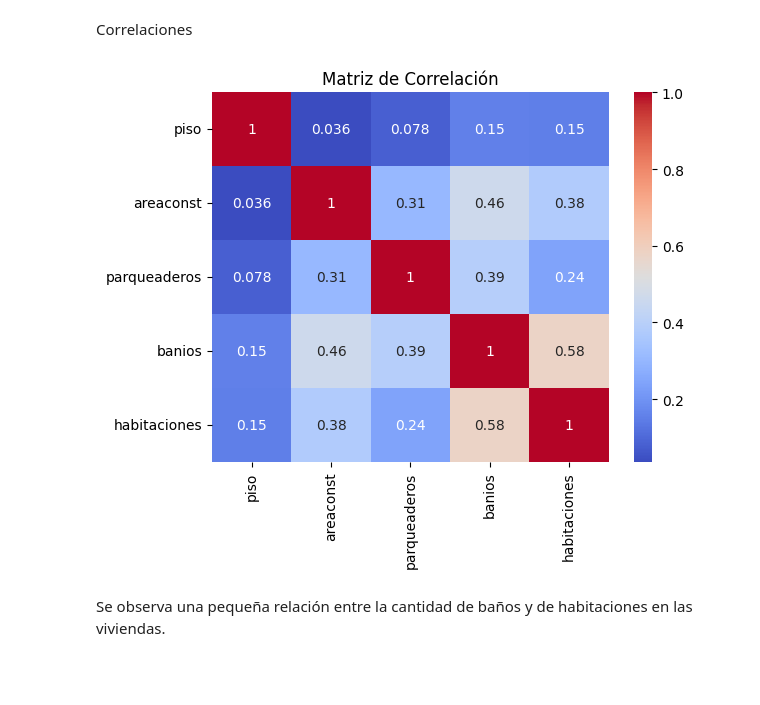
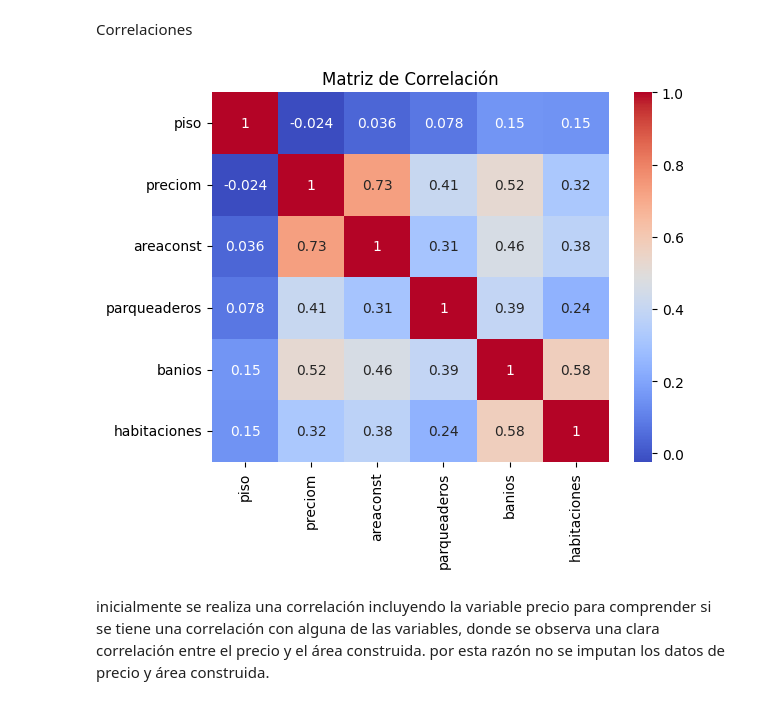
Before and after one commit to marioleandrovanegas/Unidad2, a Jupyter notebook: Unidad2.ipynb, the cells around one changed output. Drawn from its saved outputs; the diff is of its cells as text; code cells hidden in the pictures; blank space fills up the shorter version.

```diff
--- a/Unidad2.ipynb
+++ b/Unidad2.ipynb
@@ -134,12 +135,12 @@ plt.show()
 Correlaciones
 # %%
 # Graficar
-df_corr = df_desc.drop(labels = ["preciom","zona","tipo","barrio","estrato"], axis =1)
+df_corr = df_desc.drop(labels = ["zona","tipo","barrio","estrato"], axis =1)
 corr = df_corr.corr()
 sns.heatmap(corr, annot=True, cmap="coolwarm")
 plt.title("Matriz de Correlación")
 plt.show()
 # %% [output]
-[figure, old version]
+[figure, new version]
-# %% [markdown]
-Se observa una pequeña relación entre la cantidad de baños y de habitaciones en las viviendas.
+# %% [markdown]
+inicialmente se realiza una correlación incluyendo la variable precio para comprender si se tiene una correlación con alguna de las variables, donde se observa una clara correlación entre el precio y el área construida. por esta razón no se imputan los datos de precio y área construida.
```
Also changed, not shown: parts of 2 cells of this notebook.
